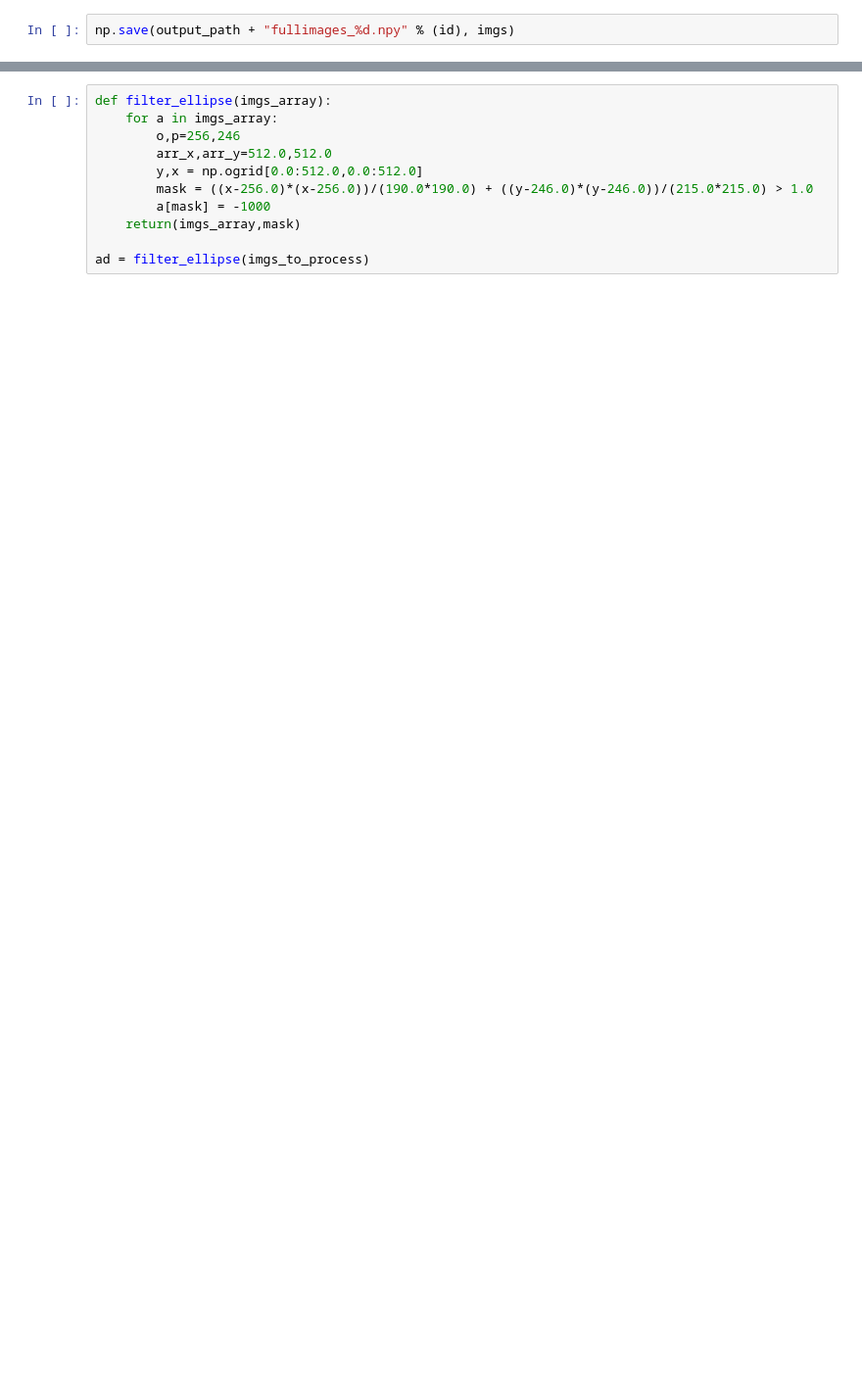
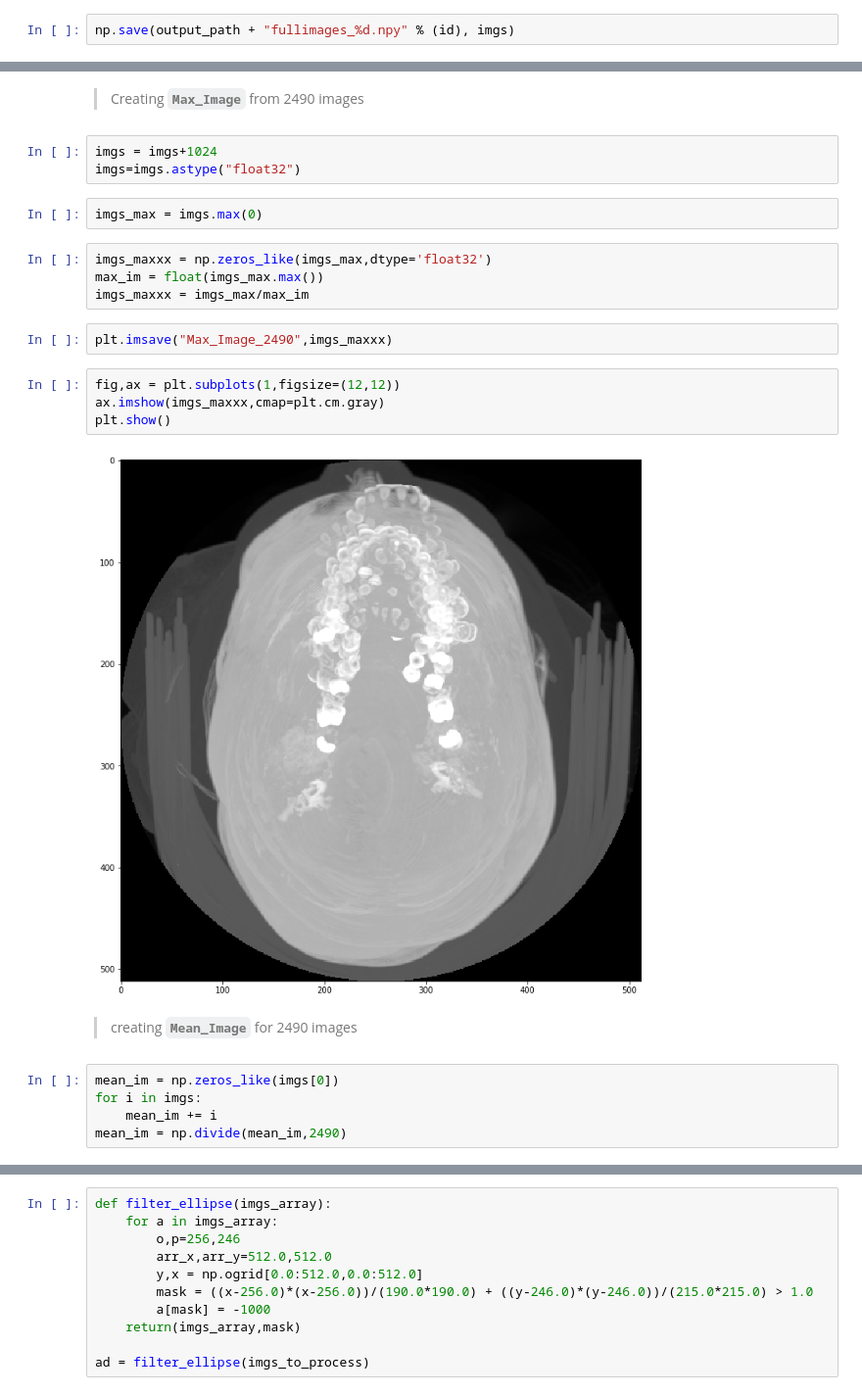
Before and after one commit to harsh1795/CNN-DICOM-Segmentation, a Jupyter notebook: Segmentation_headrest_label.ipynb, the cells around one changed output, grey strips where cells are left out. Shown at 98% size. Drawn from its saved outputs; the diff is of its cells as text; blank space fills up the shorter version.

````diff
--- a/Segmentation_headrest_label.ipynb
+++ b/Segmentation_headrest_label.ipynb
@@ -92,0 +178,26 @@ plt.show()
+# %% [markdown]
+> Creating **```Max_Image```** from 2490 images
+# %%
+imgs = imgs+1024
+imgs=imgs.astype("float32")
+# %%
+imgs_max = imgs.max(0)
+# %%
+imgs_maxxx = np.zeros_like(imgs_max,dtype='float32')
+max_im = float(imgs_max.max())
+imgs_maxxx = imgs_max/max_im
+# %%
+plt.imsave("Max_Image_2490",imgs_maxxx)
+# %%
+fig,ax = plt.subplots(1,figsize=(12,12))
+ax.imshow(imgs_maxxx,cmap=plt.cm.gray)
+plt.show()
+# %% [output]
+[figure, added]
+# %% [markdown]
+> creating **```Mean_Image```** for 2490 images
+# %%
+mean_im = np.zeros_like(imgs[0])
+for i in imgs:
+    mean_im += i
+mean_im = np.divide(mean_im,2490)
````
Also changed, not shown: parts of 70 cells of this notebook, 10 other files.
